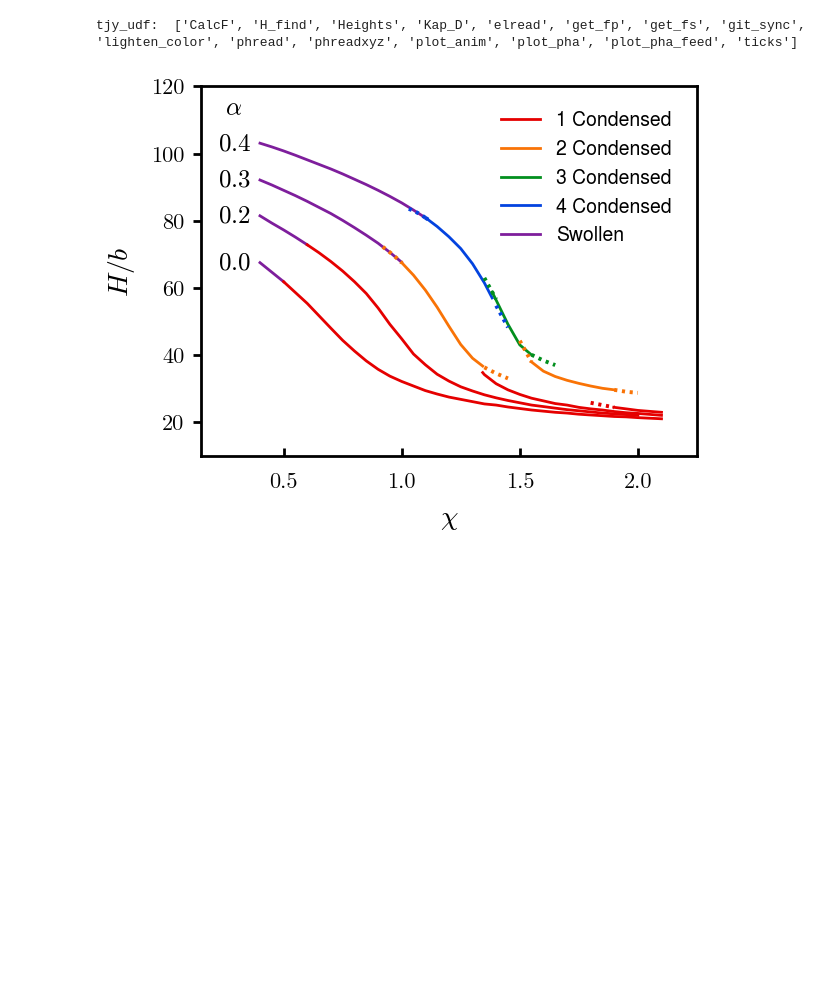
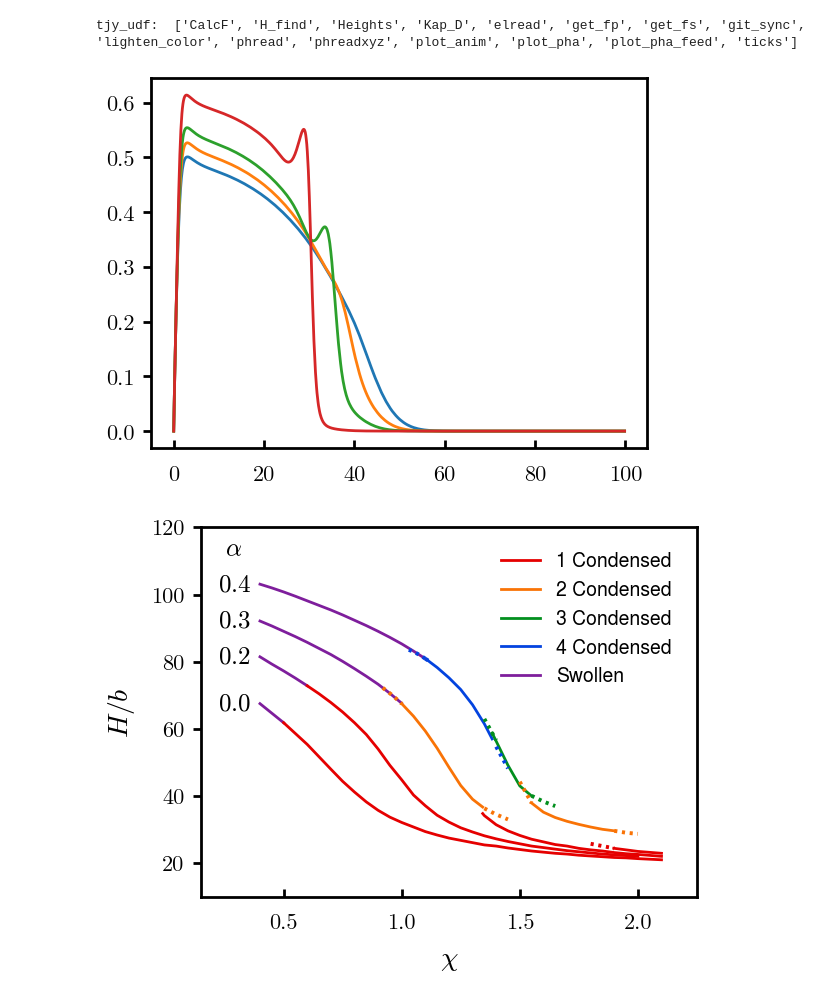
Before and after one commit to tyokokur/utilities, a Jupyter notebook: python/sysg_vis.ipynb, the cells around one changed output. Drawn from its saved outputs; the diff is of its cells as text; code cells hidden in the pictures; blank space fills up the shorter version.

```diff
--- a/python/sysg_vis.ipynb
+++ b/python/sysg_vis.ipynb
@@ -37,8 +37,14 @@ cdict = {
 }
 # %% [output]
 tjy_udf:  ['CalcF', 'H_find', 'Heights', 'Kap_D', 'elread', 'get_fp', 'get_fs', 'git_sync', 'lighten_color', 'phread', 'phreadxyz', 'plot_anim', 'plot_pha', 'plot_pha_feed', 'ticks']
-# %%
-ph = phread(GITt+'ph_a022
+# %%
+for i in ['080', '085', '090', '100']:
+    ph = tjy.phread(GITt+'ph_a022x{}.dat'.format(i) ,block=0)
+    plt.plot(ph.z, ph.overall)
+
+tjy.ticks()
+# %% [output]
+[figure, added]
 # %%
 def find_d_df(A):
   ps = A.index
```
